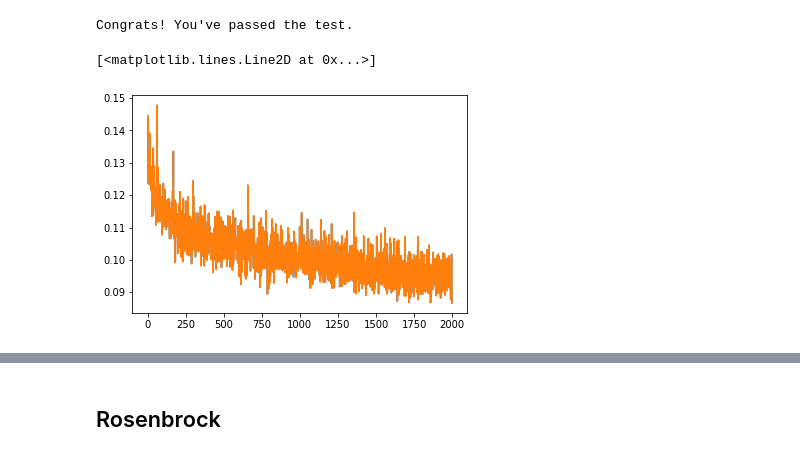
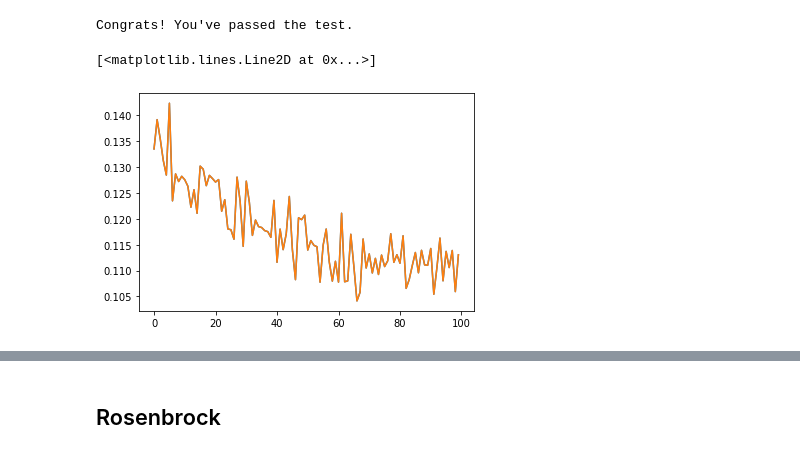
Before and after one commit to tamera-lanham/mlab, a Jupyter notebook: days/w1d4/w1d4_template.ipynb, the cells around one changed output, grey strips where cells are left out. Drawn from its saved outputs; the diff is of its cells as text; code cells hidden in the pictures.

```diff
--- a/days/w1d4/w1d4_template.ipynb
+++ b/days/w1d4/w1d4_template.ipynb
@@ -17,13 +27,18 @@ data_train, data_test =  w1d4_tests.load_image(fname)
 [figure]
 # %%
 class ThreeLayerMLP(nn.Module):
-    def __init__(self, P, H, K):
+    def __init__(self, P, H, K, n_layers=3):
         super().__init__()
+
+        temp_list_of_linear_and_relus = []
+        for _ in range(n_layers):
+            temp_list_of_linear_and_relus.append(nn.Linear(H, H))
+            temp_list_of_linear_and_relus.append(nn.ReLU())
+
         self.layers = nn.Sequential(
             nn.Linear(P, H),
             nn.ReLU(),
-            nn.Linear(H, H),
-            nn.ReLU(),
+            *temp_list_of_linear_and_relus,
             nn.Linear(H, K)
         )
 
@@ -36,5 +51,5 @@ Congrats! You've passed the test.
 # %%
-def train(model, dataloader, lr, momentum):
+def _train(model, dataloader, lr, momentum):
     optimizer = t.optim.SGD(model.parameters(), lr, momentum)
     loss_fn = nn.L1Loss()
 
@@ -47,7 +62,7 @@ def train(model, dataloader, lr, momentum):
 
     return model
 
-w1d4_tests.test_train(train)
+w1d4_tests.test_train(_train)
 # %% [output]
 Congrats! You've passed the test.
 # %%
@@ -63,23 +78,23 @@ w1d4_tests.test_evaluate(evaluate)
 # %% [output]
 Congrats! You've passed the test.
 # %%
-n_epochs = 2000
+n_epochs = 100
 lr, momentum = 0.1, 0.5
 
 model = ThreeLayerMLP(2, 400, 3)
 
 train_loss, test_loss = [], []
 for epoch in tqdm(range(n_epochs)):
     data_train, data_test =  w1d4_tests.load_image(fname)
     model = train(model, data_train, lr, momentum)
     train_loss.append(evaluate(model, data_test).detach().numpy())
     test_loss.append(evaluate(model, data_test).detach().numpy())
 
 plt.plot(range(n_epochs), train_loss)
 plt.plot(range(n_epochs), test_loss)
 # %% [output]
 [<matplotlib.lines.Line2D at 0x...>]
-[figure, old version]
+[figure, new version]
 # %%
 img = Image.open(fname)
 width, height = img.size
```
Also changed, not shown: parts of 10 cells of this notebook, 11 other files.
